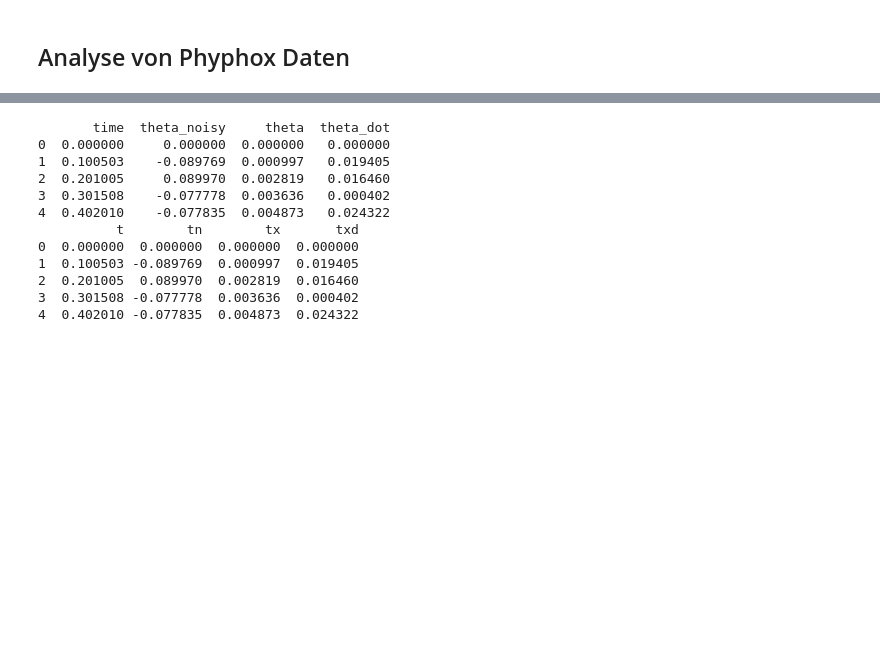
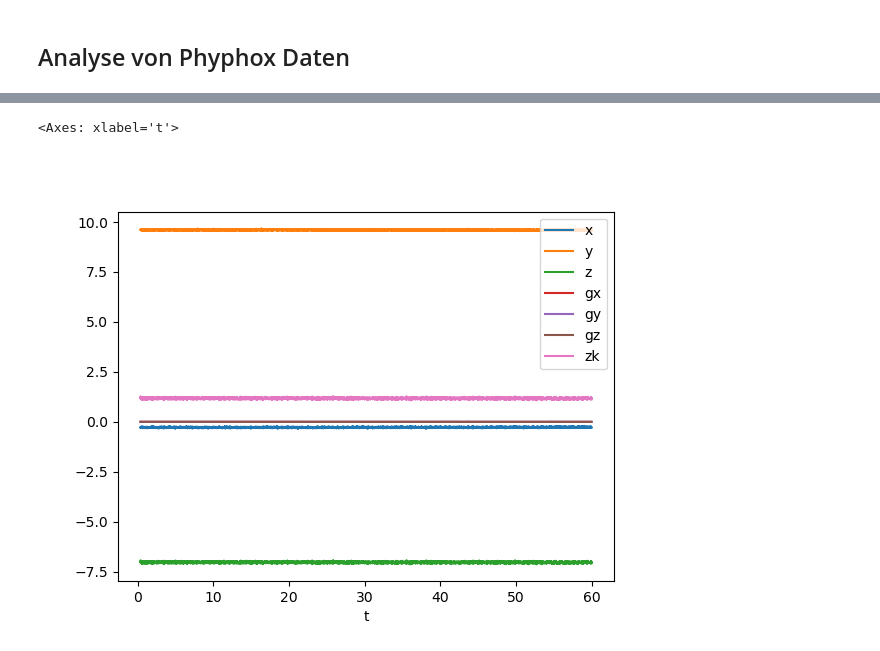
Before and after one commit to mayerd2/python_experiments, a Jupyter notebook: Phyphox_gyro_acc.ipynb, the cells around one changed output, grey strips where cells are left out. Cells and saved outputs as stored; diff of their text form; code cells hidden in the pictures; blank space fills up the shorter version.

```diff
--- a/Phyphox_gyro_acc.ipynb
+++ b/Phyphox_gyro_acc.ipynb
@@ -38,23 +91,15 @@ New current working directory: C:\Users\dirkm\Documents\Github\python_experiment
+# %%
+df.plot(x="t")
+# %% [output]
+<Axes: xlabel='t'>
+[figure, added]
 # %%
 # Einlesen von Daten aus der Simulation
-data_dir = working_dir
-os.chdir(data_dir)
-new_dir = os.getcwd()
-testdata = pd.read_csv("pendulum_data.csv")
-print(testdata.head())
-df = testdata.rename(columns={"time":"t", "theta_noisy":"tn", "theta":"tx", "theta_dot":"txd"})
-print(df.head())
+#data_dir = working_dir
+#os.chdir(data_dir)
+#new_dir = os.getcwd()
+#testdata = pd.read_csv("pendulum_data.csv")
+#print(testdata.head())
+#df = testdata.rename(columns={"time":"t", "theta_noisy":"tn", "theta":"tx", "theta_dot":"txd"})
+#print(df.head())
-# %% [output]
-       time  theta_noisy     theta  theta_dot
-0  0.000000     0.000000  0.000000   0.000000
-1  0.100503    -0.089769  0.000997   0.019405
-2  0.201005     0.089970  0.002819   0.016460
-3  0.301508    -0.077778  0.003636   0.000402
-4  0.402010    -0.077835  0.004873   0.024322
-          t        tn        tx       txd
-0  0.000000  0.000000  0.000000  0.000000
-1  0.100503 -0.089769  0.000997  0.019405
-2  0.201005  0.089970  0.002819  0.016460
-3  0.301508 -0.077778  0.003636  0.000402
-4  0.402010 -0.077835  0.004873  0.024322
 # %%
```
Also changed, not shown: parts of 22 cells of this notebook, 14 other files.
